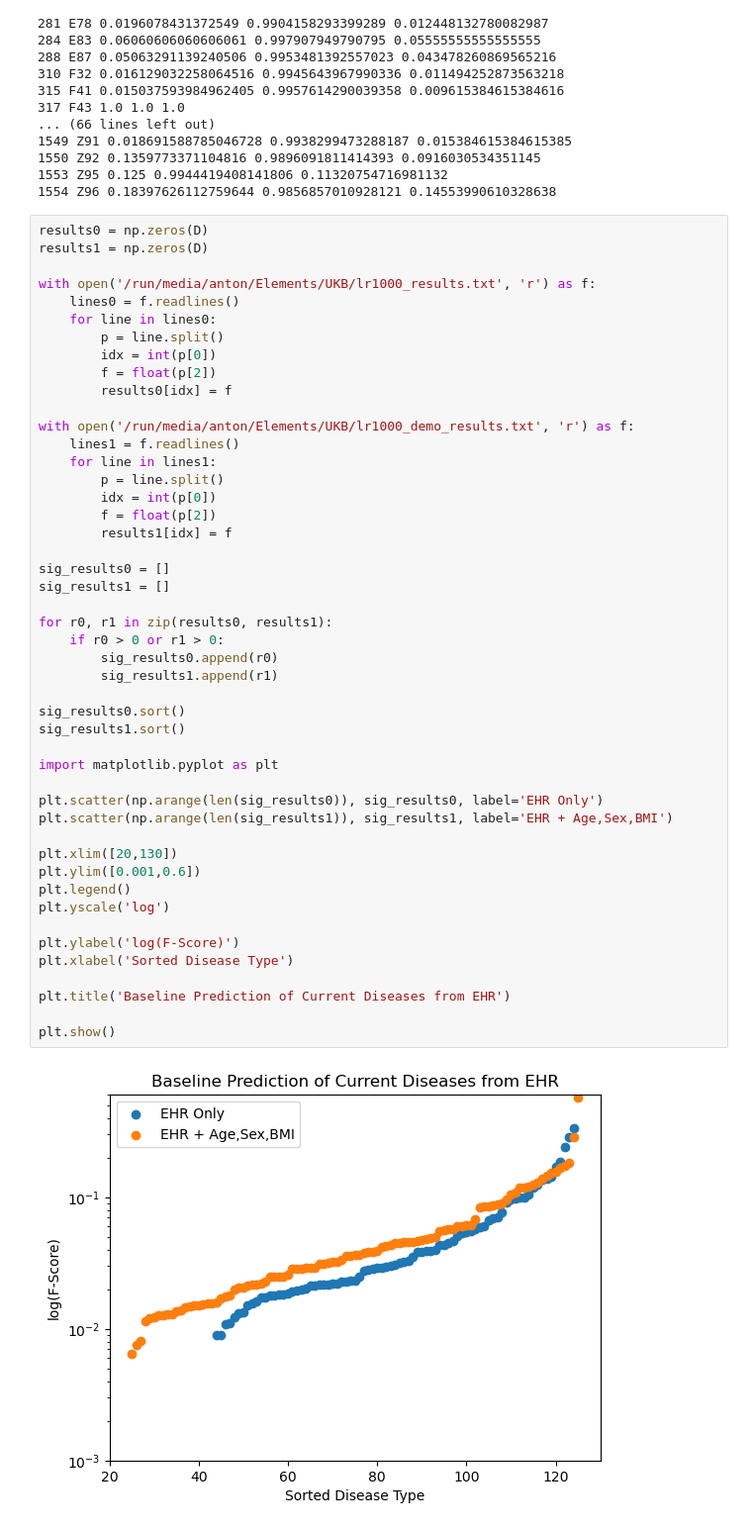
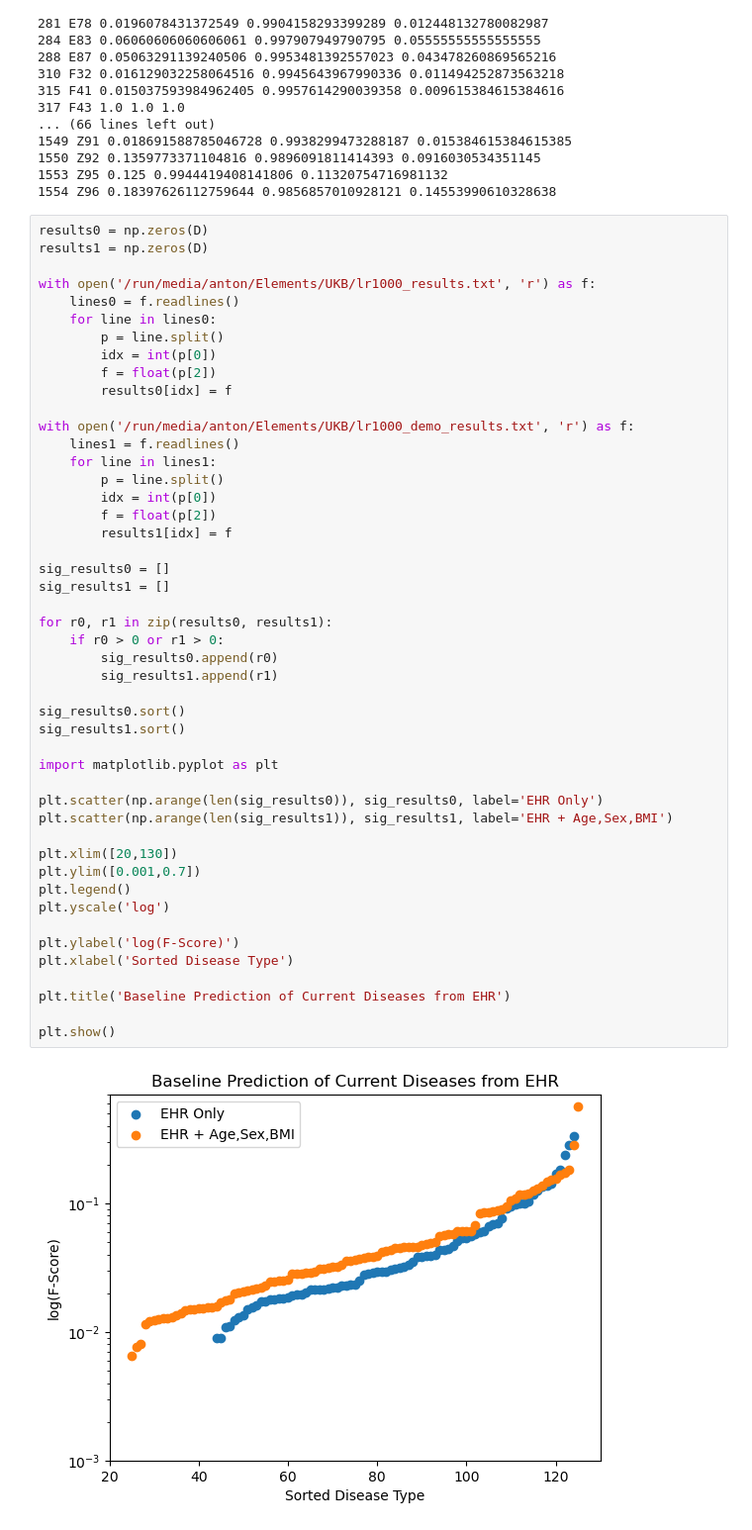
Before and after one commit to aorliche/PNC, a Jupyter notebook: EHR/EHR15SimpleLogisticDropRepeatCodes.ipynb, the cells around one changed output. Shown at 99% size. Drawn from its saved outputs; the diff is of its cells as text.

```diff
--- a/EHR/EHR15SimpleLogisticDropRepeatCodes.ipynb
+++ b/EHR/EHR15SimpleLogisticDropRepeatCodes.ipynb
@@ -200,32 +200,32 @@ with open('/run/media/anton/Elements/UKB/lr1000_demo_results.txt', 'r') as f:
         f = float(p[2])
         results1[idx] = f
 
 sig_results0 = []
 sig_results1 = []
 
 for r0, r1 in zip(results0, results1):
     if r0 > 0 or r1 > 0:
         sig_results0.append(r0)
         sig_results1.append(r1)
 
 sig_results0.sort()
 sig_results1.sort()
 
 import matplotlib.pyplot as plt
 
 plt.scatter(np.arange(len(sig_results0)), sig_results0, label='EHR Only')
 plt.scatter(np.arange(len(sig_results1)), sig_results1, label='EHR + Age,Sex,BMI')
 
 plt.xlim([20,130])
-plt.ylim([0.001,0.6])
+plt.ylim([0.001,0.7])
 plt.legend()
 plt.yscale('log')
 
 plt.ylabel('log(F-Score)')
 plt.xlabel('Sorted Disease Type')
 
 plt.title('Baseline Prediction of Current Diseases from EHR')
 
 plt.show()
 # %% [output]
-[figure, old version]
+[figure, new version]
```
Also changed, not shown: parts of 1 cell of this notebook.
